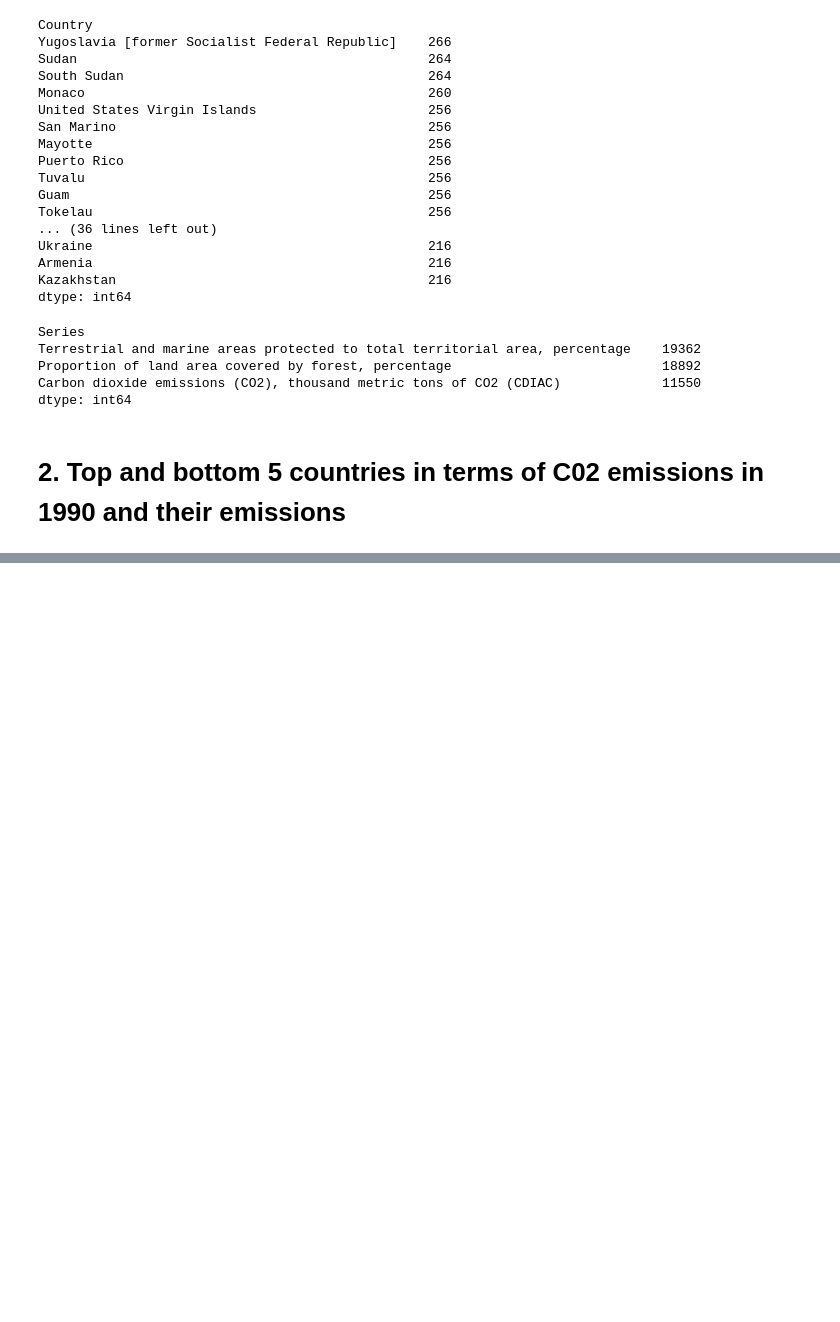
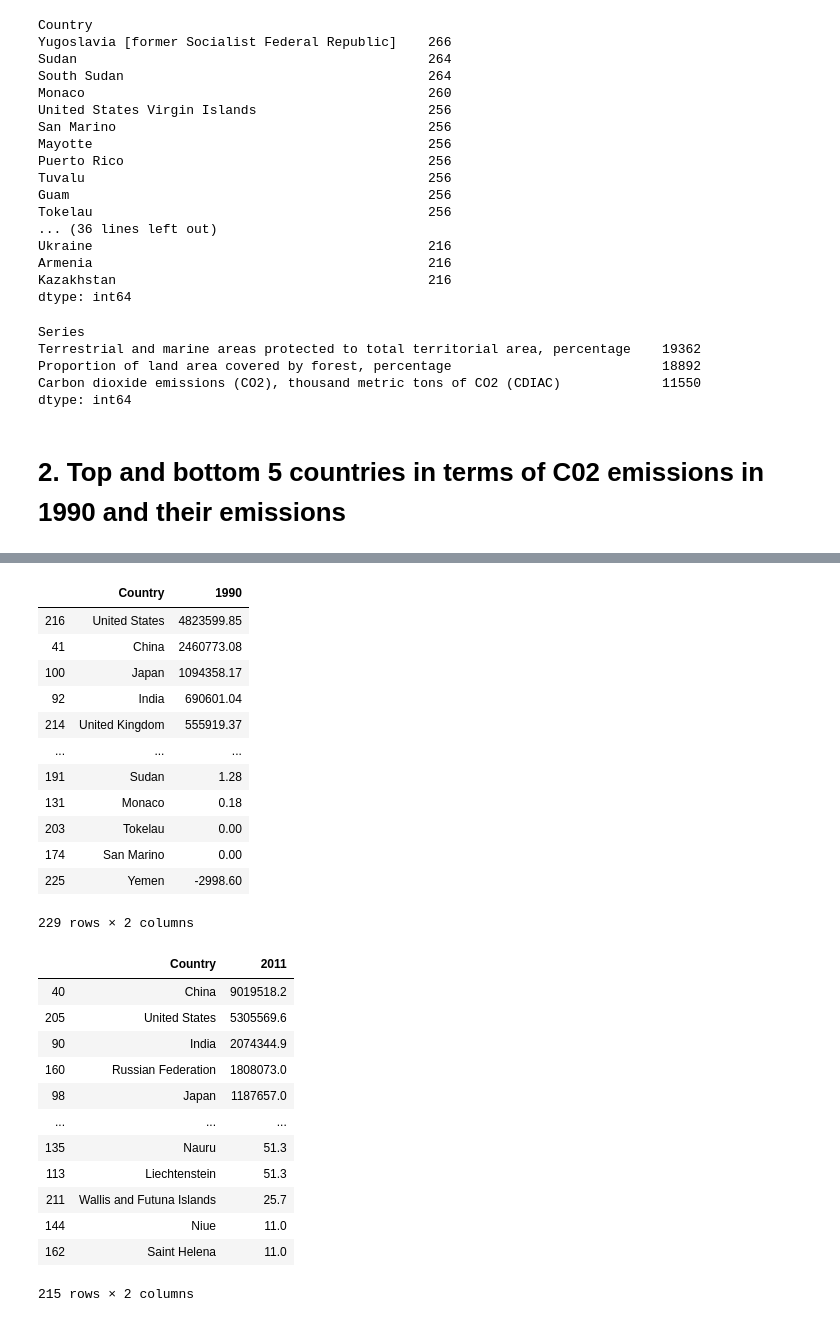
Before and after one commit to KhomotsoT/statistical-thinking, a Jupyter notebook: Statistical-thinking.ipynb, the cells around one changed output, grey strips where cells are left out. Saved outputs shown, nothing was run; the diff lists cells and outputs as text; code cells hidden in the pictures; blank space fills up the shorter version.

```diff
--- a/Statistical-thinking.ipynb
+++ b/Statistical-thinking.ipynb
@@ -197,0 +210,9 @@ df_90
+# %%
+#drop countries with missing values
+#1990
+df_90.dropna(axis='rows' , inplace=True)
+print(df_90)
+
+#2011
+df_11.dropna(axis='rows' , inplace=True)
+print(df_11)
@@ -197,0 +237,33 @@ df_90
+# %%
+df5 = df_90.groupby('Country')['1990'].apply(lambda x : x.astype(float).sum()) #1990
+df6 = df_11.groupby('Country')['2011'].apply(lambda x : x.astype(float).sum()) #2011
+# %%
+display(df5.reset_index().sort_values(['1990'],ascending=False))
+display(df6.reset_index().sort_values(['2011'],ascending=False))
+# %% [output]
+|  | Country | 1990 |
+| 216 | United States | 4823599.85 |
+| 41 | China | 2460773.08 |
+| 100 | Japan | 1094358.17 |
+| 92 | India | 690601.04 |
+| 214 | United Kingdom | 555919.37 |
+| ... | ... | ... |
+| 191 | Sudan | 1.28 |
+| 131 | Monaco | 0.18 |
+| 203 | Tokelau | 0.00 |
+| 174 | San Marino | 0.00 |
+| 225 | Yemen | -2998.60 |
+229 rows × 2 columns
+|  | Country | 2011 |
+| 40 | China | 9019518.2 |
+| 205 | United States | 5305569.6 |
+| 90 | India | 2074344.9 |
+| 160 | Russian Federation | 1808073.0 |
+| 98 | Japan | 1187657.0 |
+| ... | ... | ... |
+| 135 | Nauru | 51.3 |
+| 113 | Liechtenstein | 51.3 |
+| 211 | Wallis and Futuna Islands | 25.7 |
+| 144 | Niue | 11.0 |
+| 162 | Saint Helena | 11.0 |
+215 rows × 2 columns
```
Also changed, not shown: parts of 6 cells of this notebook.
